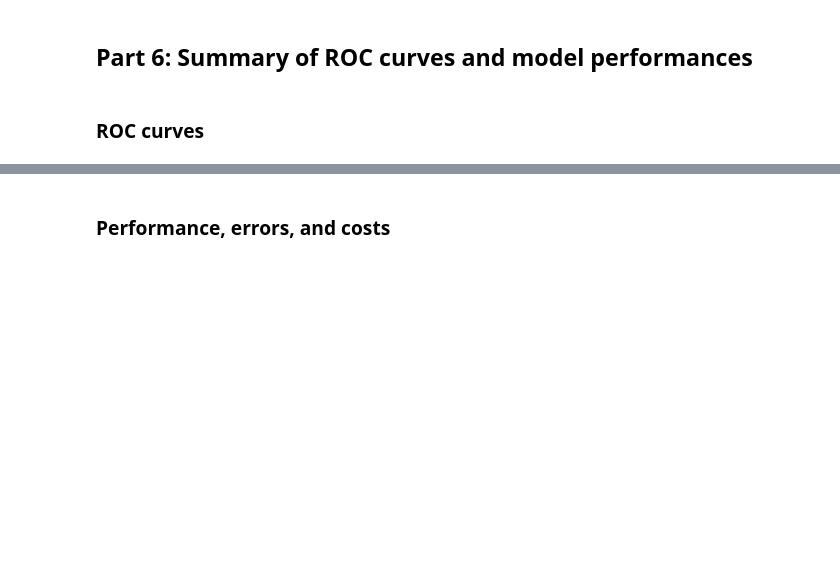
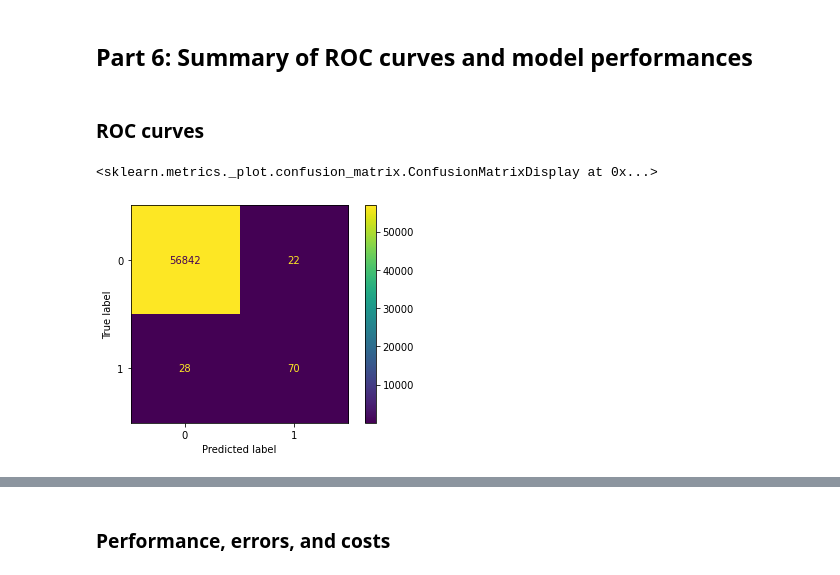
Before and after one commit to vishalbelsare/code-bank, a Jupyter notebook: _beta_testing/exercises/model-evaluation/SOLUTION-model-evaluation.ipynb, the cells around one changed output, grey strips where cells are left out. Drawn from its saved outputs; the diff is of its cells as text; code cells hidden in the pictures; blank space fills up the shorter version.

```diff
--- a/_beta_testing/exercises/model-evaluation/SOLUTION-model-evaluation.ipynb
+++ b/_beta_testing/exercises/model-evaluation/SOLUTION-model-evaluation.ipynb
@@ -294,6 +405,9 @@ print('Total cost =', "CHF {0:.2f}".format(cost_resampled))
 ### ROC curves
 # %%
 # Baseline
-cm_baseline.plot()
+cm_baseline.plot(values_format='.5g')
+# %% [output]
+<sklearn.metrics._plot.confusion_matrix.ConfusionMatrixDisplay at 0x...>
+[figure, added]
 # %%
 # Class weights
```
Also changed, not shown: parts of 19 cells of this notebook.
